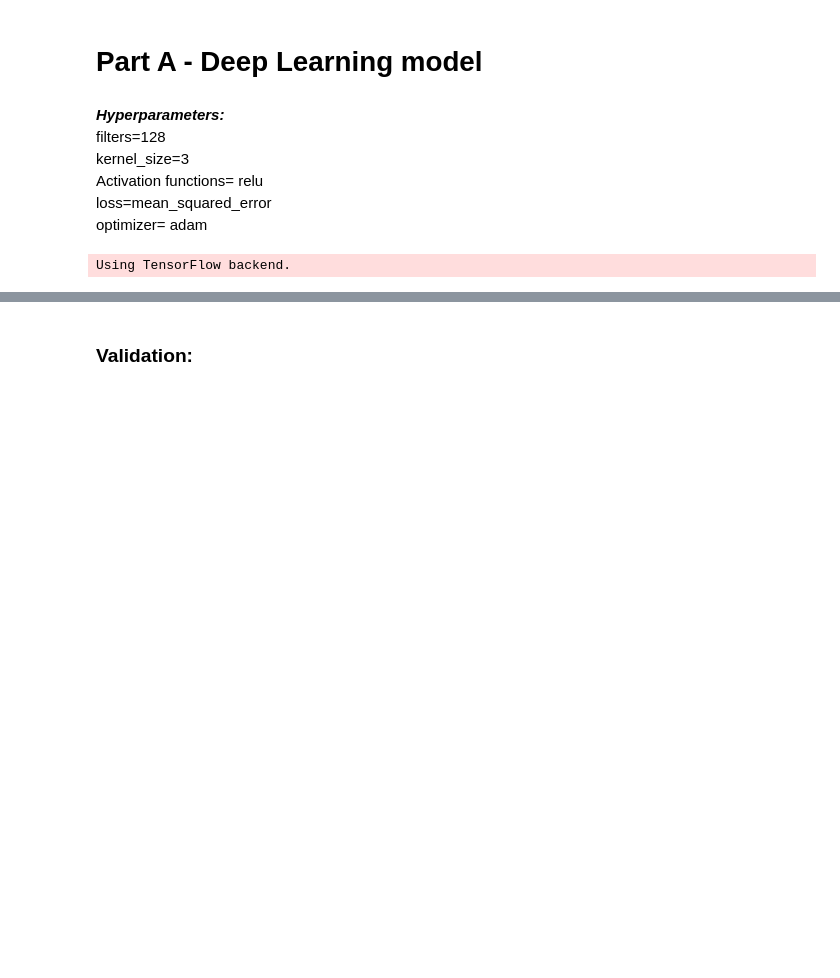
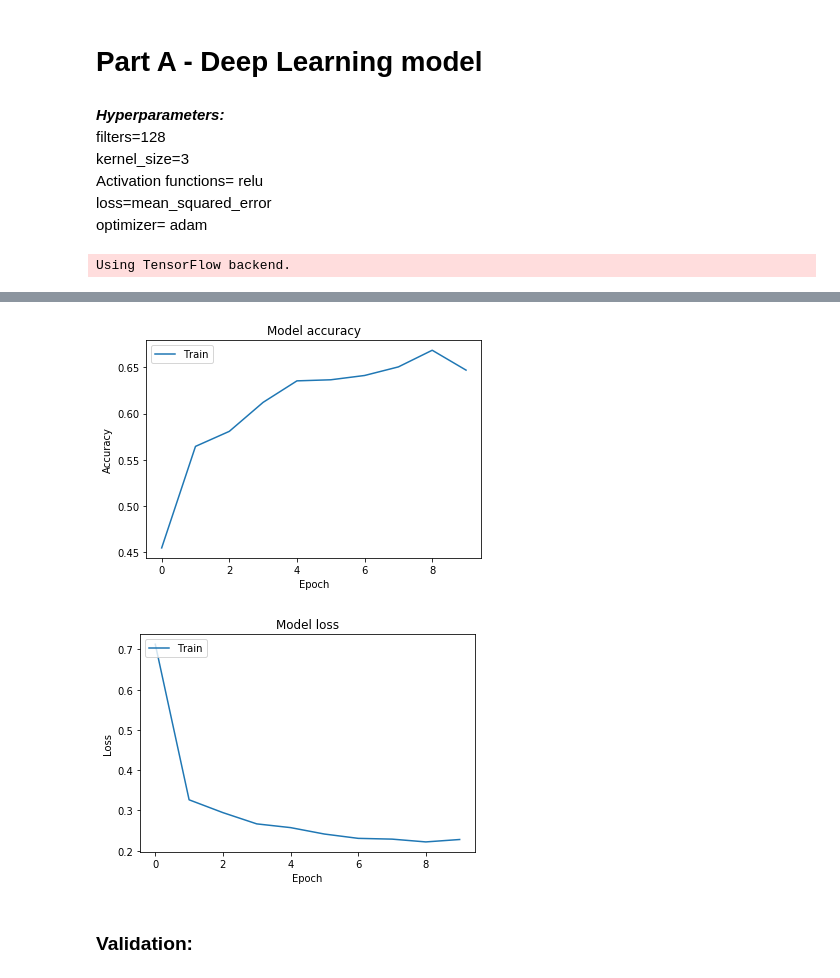
Before and after one commit to pranav0904/Deep-Learning, a Jupyter notebook: s&p500.ipynb, the cells around one changed output, grey strips where cells are left out. Drawn from its saved outputs; the diff is of its cells as text; code cells hidden in the pictures; blank space fills up the shorter version.

Commit message:
Loss Visualization

```diff
--- a/s&p500.ipynb
+++ b/s&p500.ipynb
@@ -193,6 +210,6 @@ model1.add(Dropout(0.25))
 model1.add(Dense(1))
 # %%
 model1.compile(optimizer='adam', loss='mean_squared_error',metrics=[metrics.mae, 'accuracy'])
-model1.fit(X1, y1, batch_size=32, epochs=10, verbose=2)
+history=model1.fit(X1, y1, batch_size=32, epochs=10, verbose=2)
 # %% [output]
 Epoch 1/10
@@ -219,3 +235,20 @@ Epoch 10/10
+# %%
+plt.plot(history.history['accuracy'])
+plt.title('Model accuracy')
+plt.ylabel('Accuracy')
+plt.xlabel('Epoch')
+plt.legend(['Train', 'Valid'], loc='upper left')
+plt.show()
+
+plt.plot(history.history['loss'])
+plt.title('Model loss')
+plt.ylabel('Loss')
+plt.xlabel('Epoch')
+plt.legend(['Train', 'Valid'], loc='upper left')
+plt.show()
+# %% [output]
+[figure, added]
+[figure, added]
 # %% [markdown]
 ### Validation:
 # %%
```
Also changed, not shown: parts of 21 cells of this notebook.
